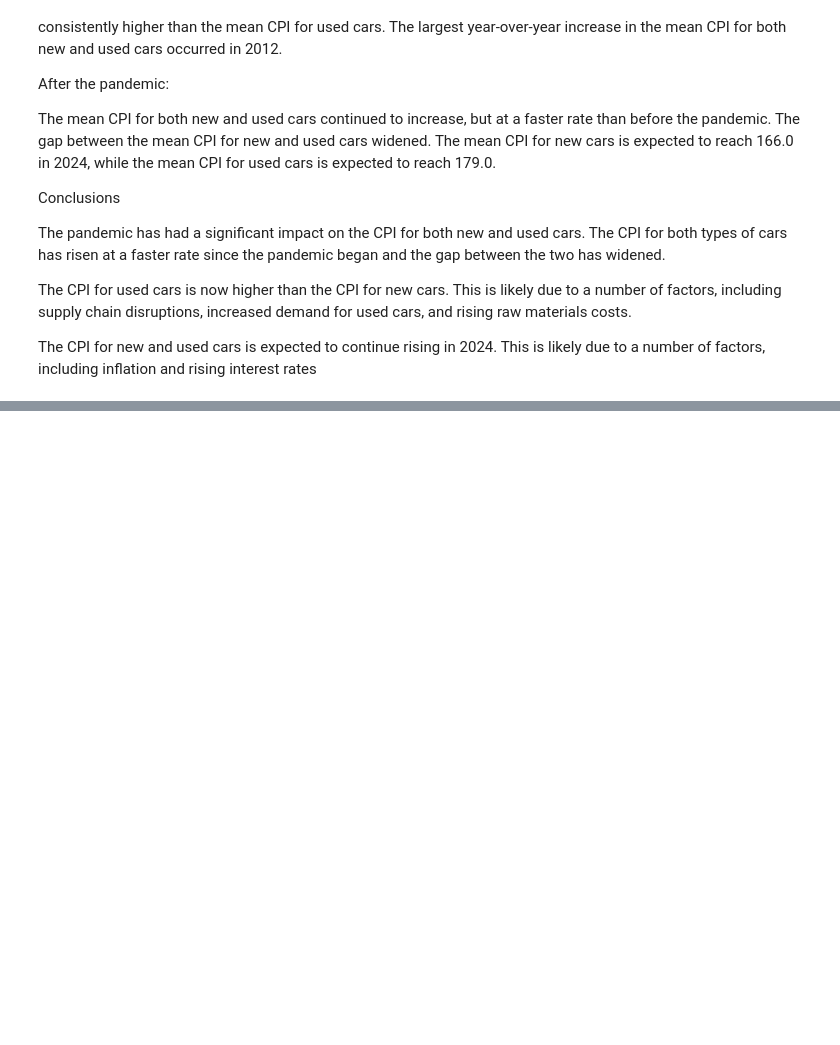
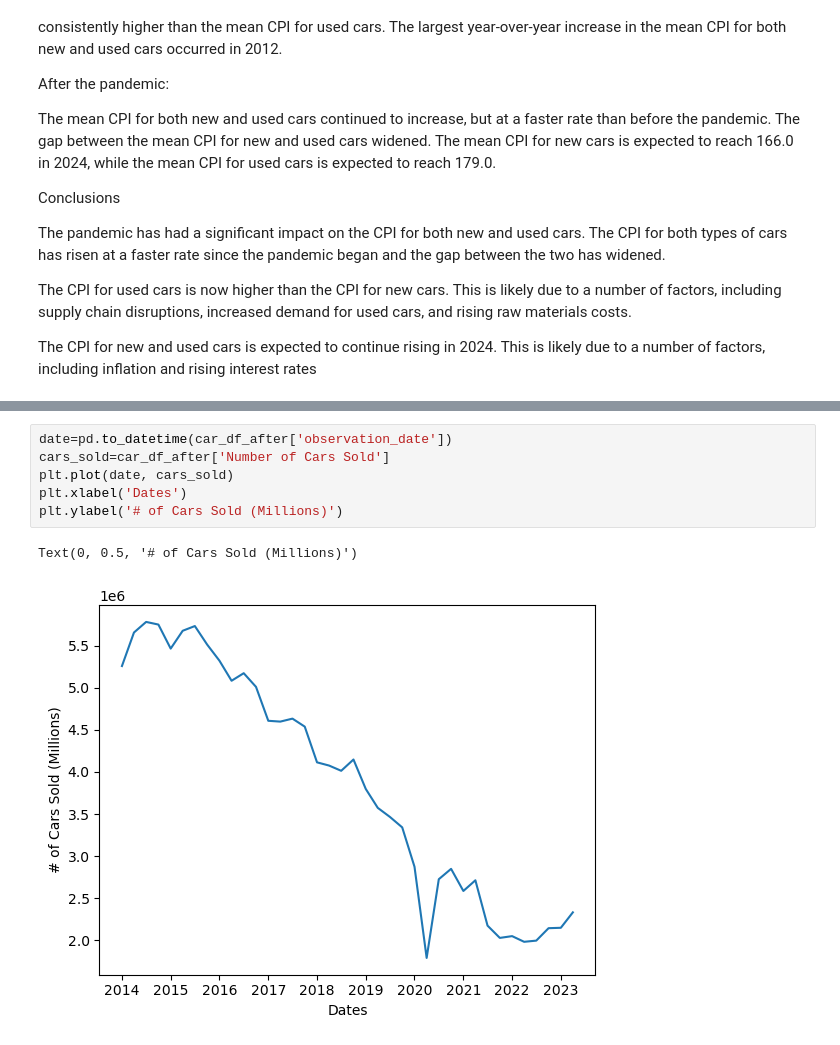
Before and after one commit to NadyaSlb/New_Car_Loan_Analysis, a Jupyter notebook: Car Data Analysis.ipynb, the cells around one changed output, grey strips where cells are left out. Cells and saved outputs as stored; diff of their text form; blank space fills up the shorter version.

```diff
--- a/Car Data Analysis.ipynb
+++ b/Car Data Analysis.ipynb
@@ -640,0 +684,9 @@ The CPI for new and used cars is expected to continue rising in 2024. This is li
+# %%
+date=pd.to_datetime(car_df_after['observation_date'])
+cars_sold=car_df_after['Number of Cars Sold']
+plt.plot(date, cars_sold)
+plt.xlabel('Dates')
+plt.ylabel('# of Cars Sold (Millions)')
+# %% [output]
+Text(0, 0.5, '# of Cars Sold (Millions)')
+[figure, added]
```
Also changed, not shown: parts of 5 cells of this notebook.
